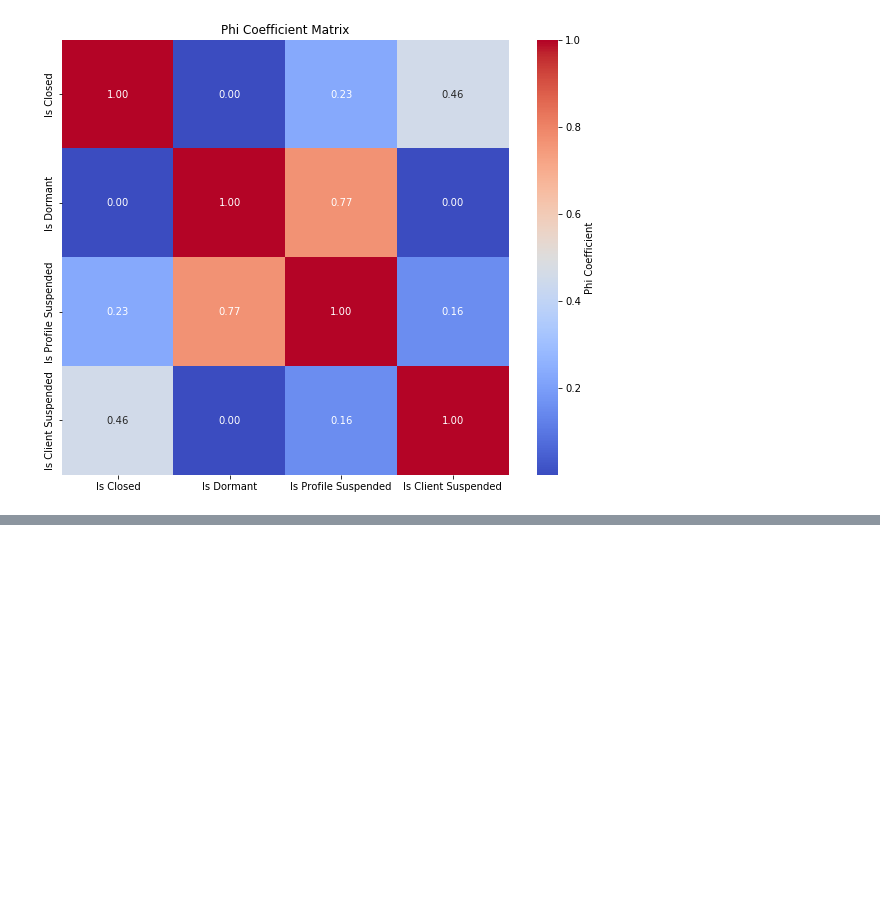
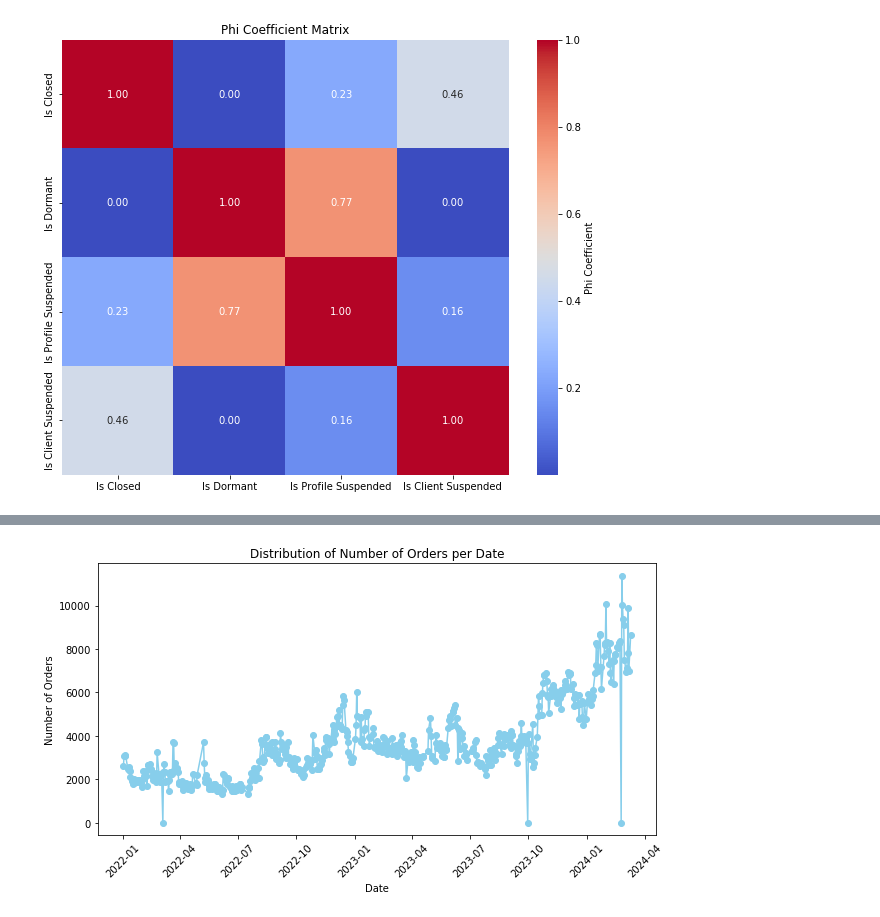
Before and after one commit to omar-sheta/datalytics, a Jupyter notebook: analysis.ipynb, the cells around one changed output, grey strips where cells are left out. Drawn from its saved outputs; the diff is of its cells as text; code cells hidden in the pictures; blank space fills up the shorter version.

```diff
--- a/analysis.ipynb
+++ b/analysis.ipynb
@@ -246,0 +264,27 @@ plt.show()
+# %%
+# load orders_data_competition.csv
+order_data = pd.read_csv('orders_data_competition.csv')
+
+# merge clients_data and order_data
+# get distribution of Order Time
+
+Date = pd.to_datetime(order_data['Order Time'])
+
+# remove the time part
+Date = Date.dt.date
+
+# Count the number of orders for each date
+order_count_per_date = Date.value_counts()
+
+# Plot the distribution of the number of orders per date
+plt.figure(figsize=(10, 5))  # Adjust the figure size as necessary
+order_count_per_date.plot(kind='line', marker='o', color='skyblue')
+
+plt.title('Distribution of Number of Orders per Date')
+plt.xlabel('Date')
+plt.ylabel('Number of Orders')
+plt.xticks(rotation=45)  # Rotate the x-axis labels for better readability
+
+plt.show()
+# %% [output]
+[figure, added]
```
Also changed, not shown: parts of 4 cells of this notebook.
